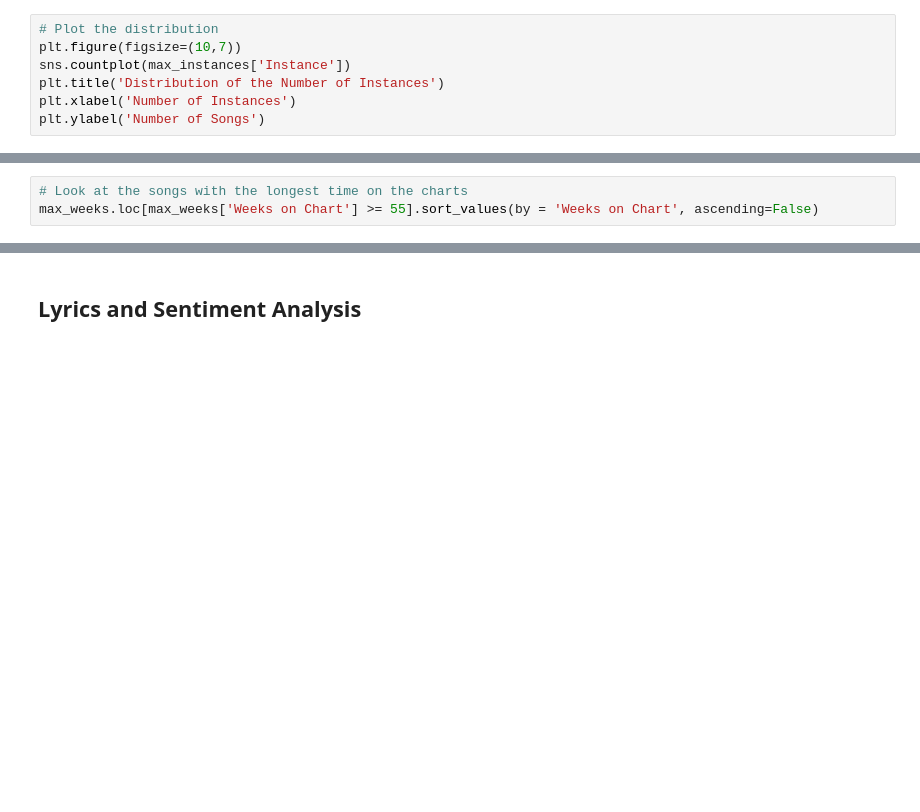
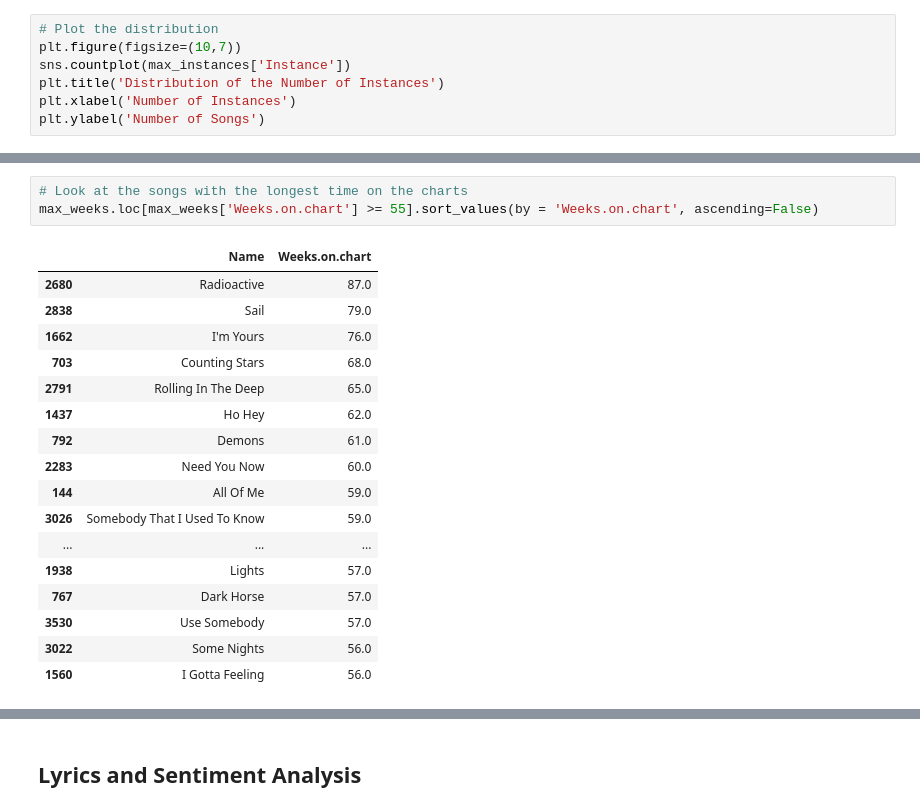
Before and after one commit to catbaker3/final, a Jupyter notebook: Final- Alt Dataset.ipynb, the cells around one changed output, grey strips where cells are left out. Cells and saved outputs as stored; diff of their text form; blank space fills up the shorter version.

```diff
--- a/Final- Alt Dataset.ipynb
+++ b/Final- Alt Dataset.ipynb
@@ -181,4 +217,22 @@ plt.ylabel('Number of Songs')
 # %%
 # Look at the songs with the longest time on the charts
-max_weeks.loc[max_weeks['Weeks on Chart'] >= 55].sort_values(by = 'Weeks on Chart', ascending=False)
+max_weeks.loc[max_weeks['Weeks.on.chart'] >= 55].sort_values(by = 'Weeks.on.chart', ascending=False)
+# %% [output]
+|  | Name | Weeks.on.chart |
+| 2680 | Radioactive | 87.0 |
+| 2838 | Sail | 79.0 |
+| 1662 | I'm Yours | 76.0 |
+| 703 | Counting Stars | 68.0 |
+| 2791 | Rolling In The Deep | 65.0 |
+| 1437 | Ho Hey | 62.0 |
+| 792 | Demons | 61.0 |
+| 2283 | Need You Now | 60.0 |
+| 144 | All Of Me | 59.0 |
+| 3026 | Somebody That I Used To Know | 59.0 |
+| ... | ... | ... |
+| 1938 | Lights | 57.0 |
+| 767 | Dark Horse | 57.0 |
+| 3530 | Use Somebody | 57.0 |
+| 3022 | Some Nights | 56.0 |
+| 1560 | I Gotta Feeling | 56.0 |
 # %%
```
Also changed, not shown: parts of 22 cells of this notebook.
